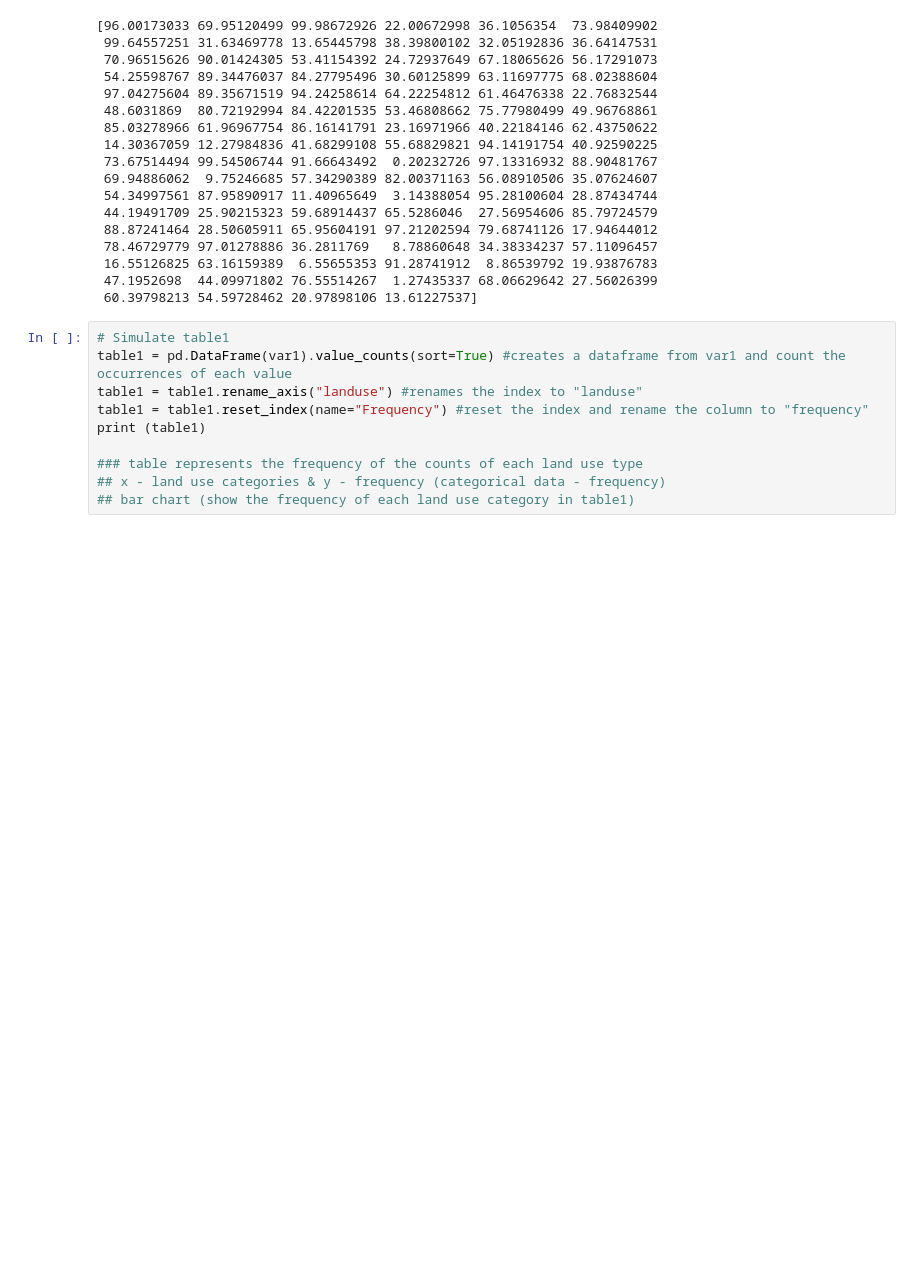
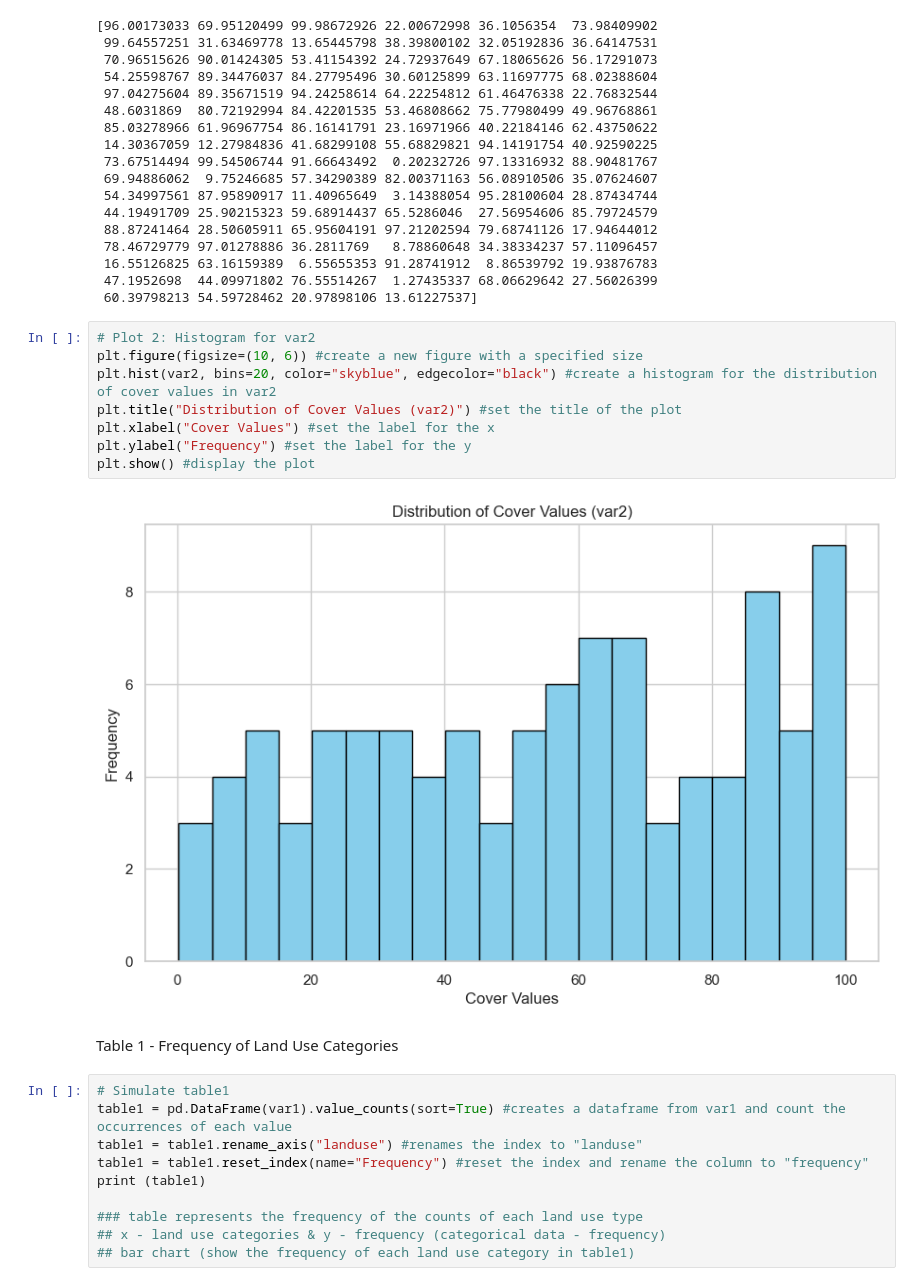
Before and after one commit to isa-ulisboa/greends-avcad-2024, a Jupyter notebook: people/SofiaRodrigues/Ex02_charts.ipynb, the cells around one changed output. Cells and saved outputs as stored; diff of their text form; blank space fills up the shorter version.

```diff
--- a/people/SofiaRodrigues/Ex02_charts.ipynb
+++ b/people/SofiaRodrigues/Ex02_charts.ipynb
@@ -52,6 +71,18 @@ print(var2)
  16.55126825 63.16159389  6.55655353 91.28741912  8.86539792 19.93876783
  47.1952698  44.09971802 76.55514267  1.27435337 68.06629642 27.56026399
  60.39798213 54.59728462 20.97898106 13.61227537]
+# %%
+# Plot 2: Histogram for var2
+plt.figure(figsize=(10, 6)) #create a new figure with a specified size
+plt.hist(var2, bins=20, color="skyblue", edgecolor="black") #create a histogram for the distribution of cover values in var2
+plt.title("Distribution of Cover Values (var2)") #set the title of the plot
+plt.xlabel("Cover Values") #set the label for the x
+plt.ylabel("Frequency") #set the label for the y
+plt.show() #display the plot
+# %% [output]
+[figure, added]
+# %% [markdown]
+Table 1 - Frequency of Land Use Categories
 # %%
 # Simulate table1
 table1 = pd.DataFrame(var1).value_counts(sort=True) #creates a dataframe from var1 and count the occurrences of each value
```
Also changed, not shown: parts of 14 cells of this notebook.
